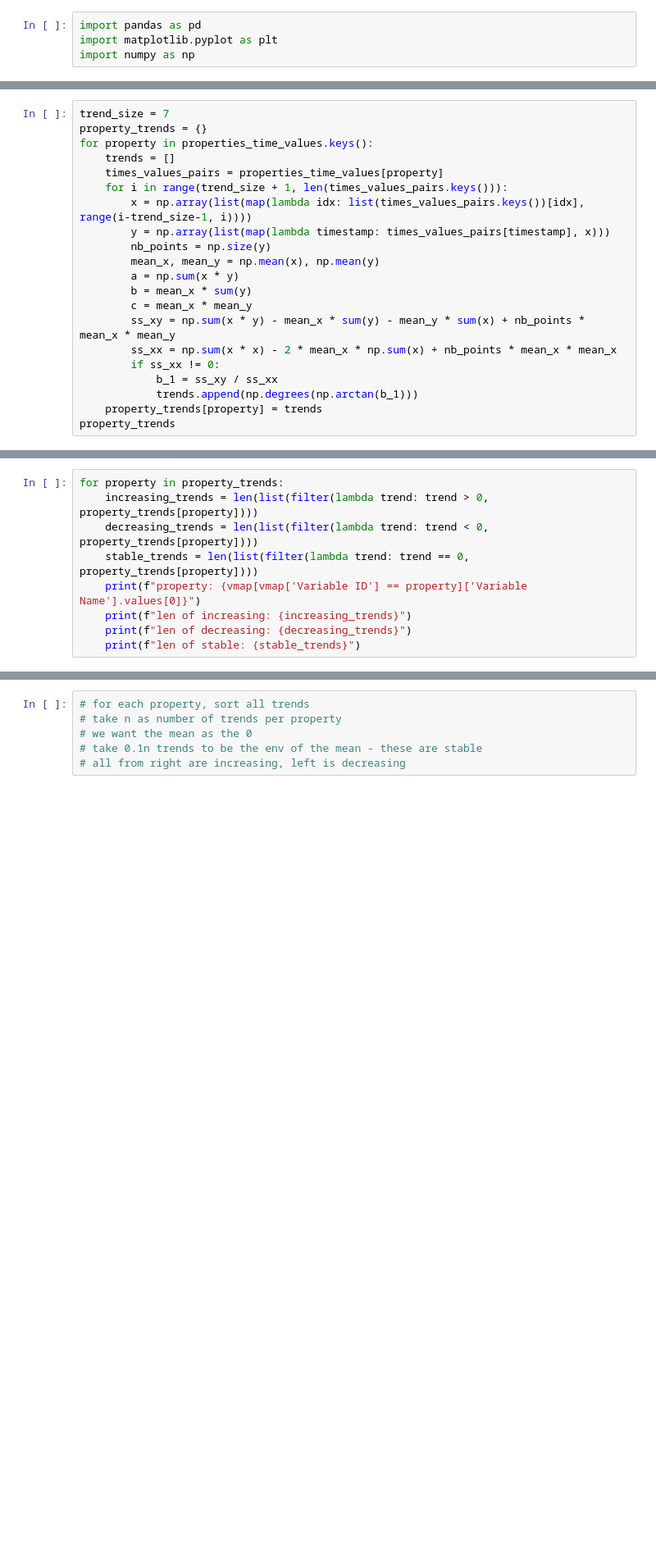
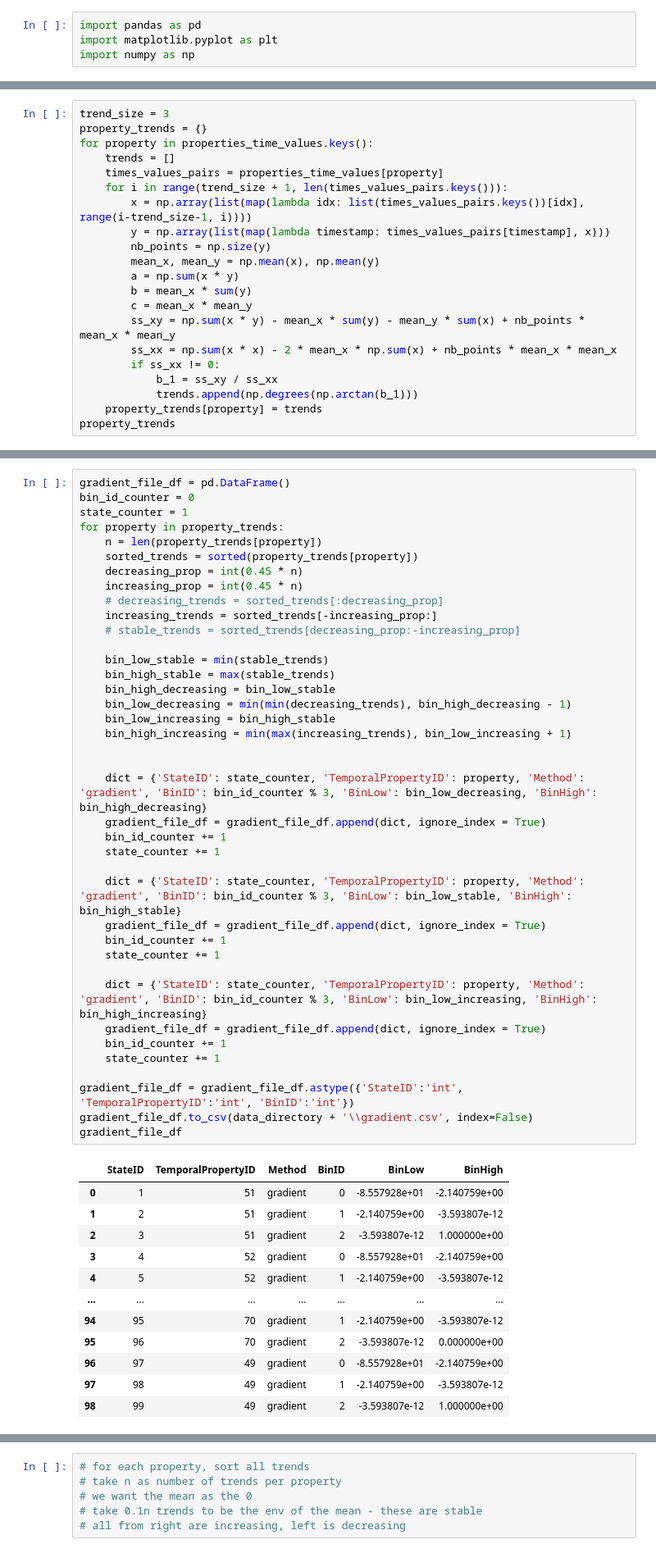
Before and after one commit to RavidRo/FallsData, a Jupyter notebook: gradient_abstraction.ipynb, the cells around one changed output, grey strips where cells are left out. Shown at 82% size. Drawn from its saved outputs; the diff is of its cells as text; blank space fills up the shorter version.

```diff
--- a/gradient_abstraction.ipynb
+++ b/gradient_abstraction.ipynb
@@ -108,5 +108,5 @@ properties_time_values
 # %%
-trend_size = 7
+trend_size = 3
 property_trends = {}
 for property in properties_time_values.keys():
     trends = []
@@ -147,9 +146,0 @@ property_trends
-# %%
-for property in property_trends:
-    increasing_trends = len(list(filter(lambda trend: trend > 0, property_trends[property])))
-    decreasing_trends = len(list(filter(lambda trend: trend < 0, property_trends[property])))
-    stable_trends = len(list(filter(lambda trend: trend == 0, property_trends[property])))
-    print(f"property: {vmap[vmap['Variable ID'] == property]['Variable Name'].values[0]}")
-    print(f"len of increasing: {increasing_trends}")
-    print(f"len of decreasing: {decreasing_trends}")
-    print(f"len of stable: {stable_trends}")
@@ -173,0 +178,52 @@ len of stable: 0
+# %%
+gradient_file_df = pd.DataFrame()
+bin_id_counter = 0
+state_counter = 1
+for property in property_trends:
+    n = len(property_trends[property])
+    sorted_trends = sorted(property_trends[property])
+    decreasing_prop = int(0.45 * n)
+    increasing_prop = int(0.45 * n)
+    # decreasing_trends = sorted_trends[:decreasing_prop]
+    increasing_trends = sorted_trends[-increasing_prop:]
+    # stable_trends = sorted_trends[decreasing_prop:-increasing_prop]
+
+    bin_low_stable = min(stable_trends)
+    bin_high_stable = max(stable_trends)
+    bin_high_decreasing = bin_low_stable
+    bin_low_decreasing = min(min(decreasing_trends), bin_high_decreasing - 1)
+    bin_low_increasing = bin_high_stable
+    bin_high_increasing = min(max(increasing_trends), bin_low_increasing + 1)
+
+
+    dict = {'StateID': state_counter, 'TemporalPropertyID': property, 'Method': 'gradient', 'BinID': bin_id_counter % 3, 'BinLow': bin_low_decreasing, 'BinHigh': bin_high_decreasing}
+    gradient_file_df = gradient_file_df.append(dict, ignore_index = True)
+    bin_id_counter += 1
+    state_counter += 1
+
+    dict = {'StateID': state_counter, 'TemporalPropertyID': property, 'Method': 'gradient', 'BinID': bin_id_counter % 3, 'BinLow': bin_low_stable, 'BinHigh': bin_high_stable}
+    gradient_file_df = gradient_file_df.append(dict, ignore_index = True)
+    bin_id_counter += 1
+    state_counter += 1
+
+    dict = {'StateID': state_counter, 'TemporalPropertyID': property, 'Method': 'gradient', 'BinID': bin_id_counter % 3, 'BinLow': bin_low_increasing, 'BinHigh': bin_high_increasing}
+    gradient_file_df = gradient_file_df.append(dict, ignore_index = True)
+    bin_id_counter += 1
+    state_counter += 1
+
+gradient_file_df = gradient_file_df.astype({'StateID':'int', 'TemporalPropertyID':'int', 'BinID':'int'})
+gradient_file_df.to_csv(data_directory + '\\gradient.csv', index=False)
+gradient_file_df
+# %% [output]
+|  | StateID | TemporalPropertyID | Method | BinID | BinLow | BinHigh |
+| 0 | 1 | 51 | gradient | 0 | -8.557928e+01 | -2.140759e+00 |
+| 1 | 2 | 51 | gradient | 1 | -2.140759e+00 | -3.593807e-12 |
+| 2 | 3 | 51 | gradient | 2 | -3.593807e-12 | 1.000000e+00 |
+| 3 | 4 | 52 | gradient | 0 | -8.557928e+01 | -2.140759e+00 |
+| 4 | 5 | 52 | gradient | 1 | -2.140759e+00 | -3.593807e-12 |
+| ... | ... | ... | ... | ... | ... | ... |
+| 94 | 95 | 70 | gradient | 1 | -2.140759e+00 | -3.593807e-12 |
+| 95 | 96 | 70 | gradient | 2 | -3.593807e-12 | 0.000000e+00 |
+| 96 | 97 | 49 | gradient | 0 | -8.557928e+01 | -2.140759e+00 |
+| 97 | 98 | 49 | gradient | 1 | -2.140759e+00 | -3.593807e-12 |
+| 98 | 99 | 49 | gradient | 2 | -3.593807e-12 | 1.000000e+00 |
```
Also changed, not shown: parts of 9 cells of this notebook.
